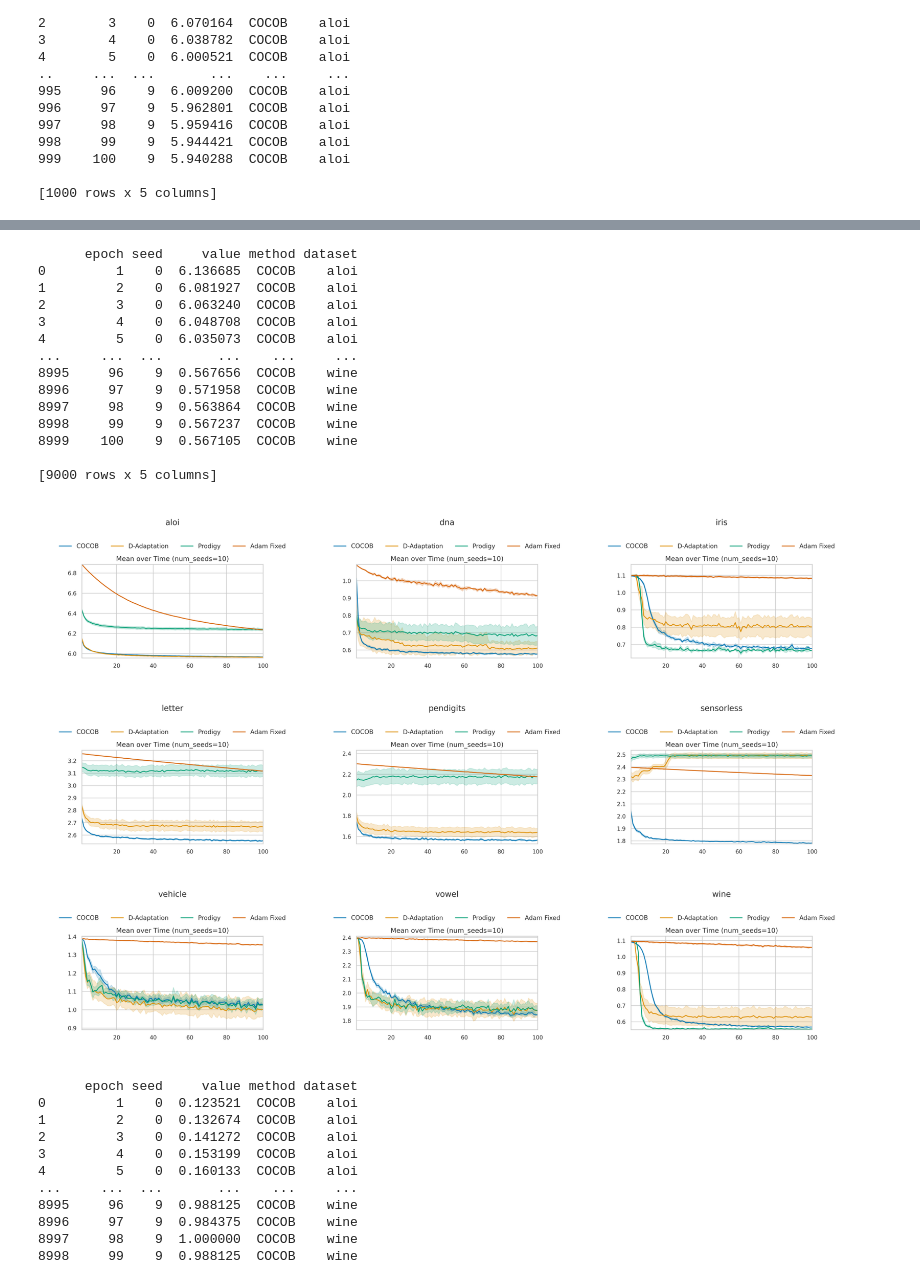
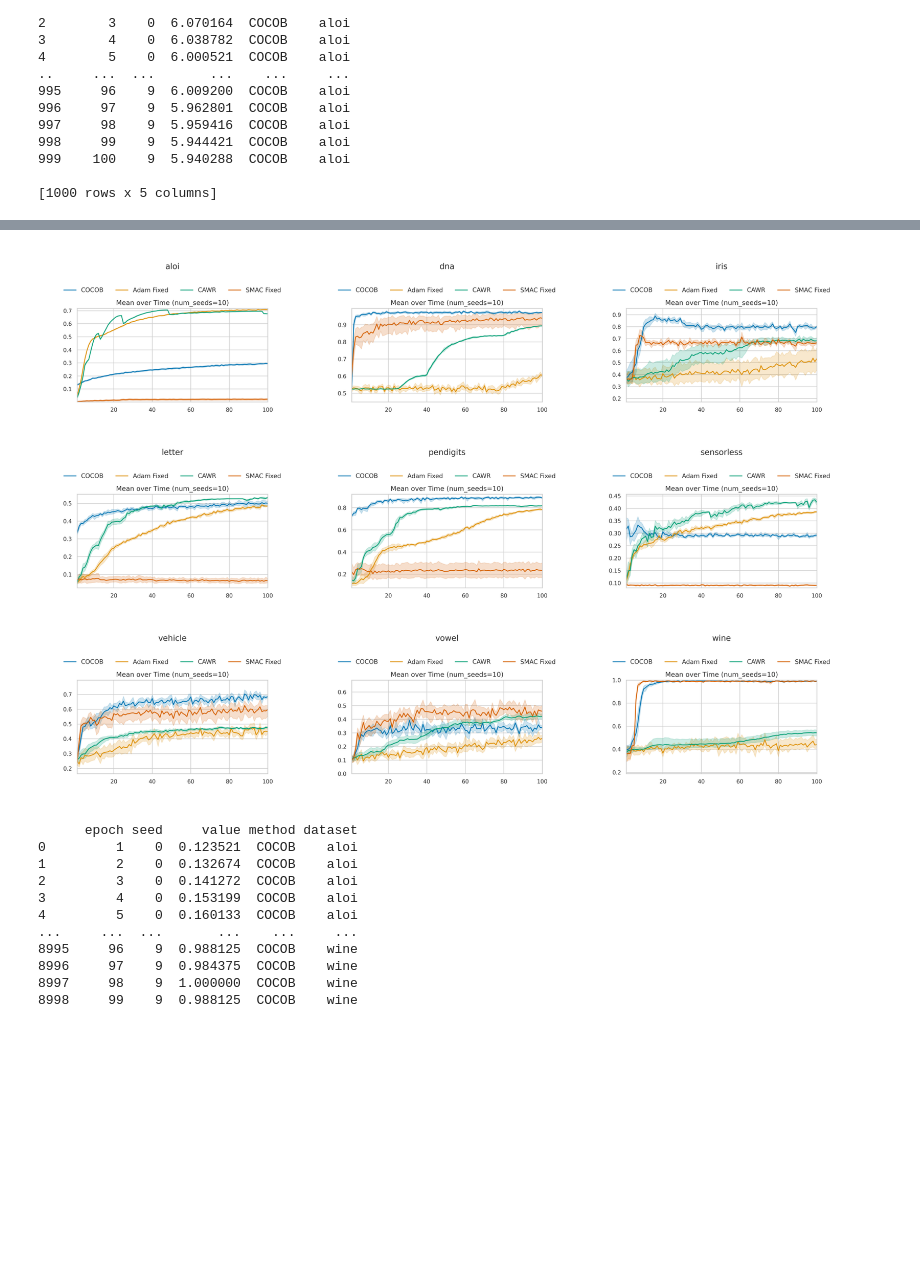
Before and after one commit to MichaHenh/Revisiting_LR_Control, a Jupyter notebook: ba_parameter_free_dac/plotting/plotting_libsvm_other.ipynb, the cells around one changed output, grey strips where cells are left out. Cells and saved outputs as stored; diff of their text form; code cells hidden in the pictures; blank space fills up the shorter version.

Commit message:
plotting updates

```diff
--- a/ba_parameter_free_dac/plotting/plotting_libsvm_other.ipynb
+++ b/ba_parameter_free_dac/plotting/plotting_libsvm_other.ipynb
@@ -126,53 +122,49 @@ plt.show()
 # %%
 
-datasets = ['aloi', 'dna', 'iris', 'letter', 'pendigits', 'sensorless', 'vehicle', 'vowel', 'wine']
+datasets_and_batches = {
+    'aloi': 1688,
+    'dna': 32,
+    'iris': 3,
+    'letter': 235,
+    'pendigits': 118,
+    'sensorless': 915,
+    'vehicle': 14,
+    'vowel': 9,
+    'wine': 3
+}
 
-cocob_tl = pd.concat([toDataFrame('../results_cluster/results/COCOB_libsvm/' + dataset + '/*/CustomTrackingWrapper.jsonl', 'validation_losses', 5, method='COCOB', dataset=dataset) for dataset in datasets], ignore_index=True)
-dadaptation_tl = pd.concat([toDataFrame('../results_cluster/results/dadaptation_libsvm/' + dataset + '/*/CustomTrackingWrapper.jsonl', 'validation_losses', 5, method='D-Adaptation', dataset=dataset) for dataset in datasets], ignore_index=True)
-prodigy_tl = pd.concat([toDataFrame('../results_cluster/results/prodigy_libsvm/' + dataset + '/*/CustomTrackingWrapper.jsonl', 'validation_losses', 5, method='Prodigy', dataset=dataset) for dataset in datasets], ignore_index=True)
-adam_fixed_tl = pd.concat([toDataFrame('../results_cluster/results/Adam_fixed_libsvm/' + dataset + '/*/CustomTrackingWrapper.jsonl', 'validation_losses', 5, method='Adam Fixed', dataset=dataset) for dataset in datasets], ignore_index=True)
-dowg_tl = pd.concat([toDataFrame('../results_cluster/results/Dowg_libsvm/' + dataset + '/*/CustomTrackingWrapper.jsonl', 'validation_losses', 5, method='DoWG', dataset=dataset) for dataset in datasets], ignore_index=True)
+cawr_tl = pd.concat([toDataFrame('../results_cluster/results/CAWR_libsvm/' + dataset + '/*/CustomTrackingWrapper.jsonl', 'validation_accuracies', 6, method='CAWR', dataset=dataset) for dataset in datasets_and_batches.keys()], ignore_index=True)
+# tuned_cawr_tl = pd.concat([toChunkedDataFrame('../results_cluster/results/dadaptation_libsvm/' + dataset + '/*/CustomTrackingWrapper.jsonl', 'training_losses', 3, method='D-Adaptation', dataset=dataset) for dataset in datasets], ignore_index=True)
+smacfixed_tl = pd.concat([toDataFrame('../results_cluster/results/prodigy_libsvm/' + dataset + '/*/CustomTrackingWrapper.jsonl', 'validation_accuracies', 6, method='SMAC Fixed', dataset=dataset) for dataset in datasets_and_batches.keys()], ignore_index=True)
+adam_fixed_tl = pd.concat([toDataFrame('../results_cluster/results/Adam_fixed_libsvm/' + dataset + '/*/CustomTrackingWrapper.jsonl', 'validation_accuracies', 6, method='Adam Fixed', dataset=dataset) for dataset in datasets_and_batches.keys()], ignore_index=True)
+cocob_tl = pd.concat([toDataFrame('../results_cluster/results/COCOB_libsvm/' + dataset + '/*/CustomTrackingWrapper.jsonl', 'validation_accuracies', 6, method='COCOB', dataset=dataset) for dataset in datasets_and_batches.keys()], ignore_index=True)
+# dowg_tl = pd.concat([toDataFrame('../results_cluster/results/Dowg_libsvm/' + dataset + '/*/CustomTrackingWrapper.jsonl', 'training_losses', 3, method='DoWG', dataset=dataset) for dataset in datasets], ignore_index=True)
 
 
 # 'seed', 'epoch', 'method', 'training_loss' 'dataset'
-print(cocob_tl)
-df = pd.concat([cocob_tl, dadaptation_tl, prodigy_tl, adam_fixed_tl, dowg_tl], ignore_index=True)
+df = pd.concat([cocob_tl, adam_fixed_tl, cawr_tl, smacfixed_tl], ignore_index=True)
 
 processes = 4
 data_splits = []
 for dim in df["dataset"].unique():
     data_splits.append(df[(df["dataset"] == dim)])
 
 # print([df.iloc[0]['dataset'] for df in data_splits])
 with mp.Pool(processes=processes) as pool:
     images = [pool.apply(plot_performance_over_time, kwds={"data":df, "x": "epoch", "y": "value", "aggregation": "mean", "hue": "method", "figsize": (6,4), "title": df.iloc[0]['dataset']}) for df in data_splits]
 
 # Now we have to recompose the image
 rows = len(df["dataset"].unique())
 # columns = len(df["Benchmark"].unique())
 fig = plt.figure(figsize=(6, 12))
 for i, img in enumerate(images):
     fig.add_subplot(rows, 3, i+1)
     plt.imshow(img)
     plt.axis('off')
 fig.tight_layout()
 plt.show()
 # %% [output]
-      epoch seed     value method dataset
-0         1    0  6.136685  COCOB    aloi
-1         2    0  6.081927  COCOB    aloi
-2         3    0  6.063240  COCOB    aloi
-3         4    0  6.048708  COCOB    aloi
-4         5    0  6.035073  COCOB    aloi
-...     ...  ...       ...    ...     ...
-8995     96    9  0.567656  COCOB    wine
-8996     97    9  0.571958  COCOB    wine
-8997     98    9  0.563864  COCOB    wine
-8998     99    9  0.567237  COCOB    wine
-8999    100    9  0.567105  COCOB    wine
-
-[9000 rows x 5 columns]
-[figure, old version]
+[figure, new version]
 # %%
 
 datasets = ['aloi', 'dna', 'iris', 'letter', 'pendigits', 'sensorless', 'vehicle', 'vowel', 'wine']
```
Also changed, not shown: parts of 1 cell of this notebook, 5 other files.
